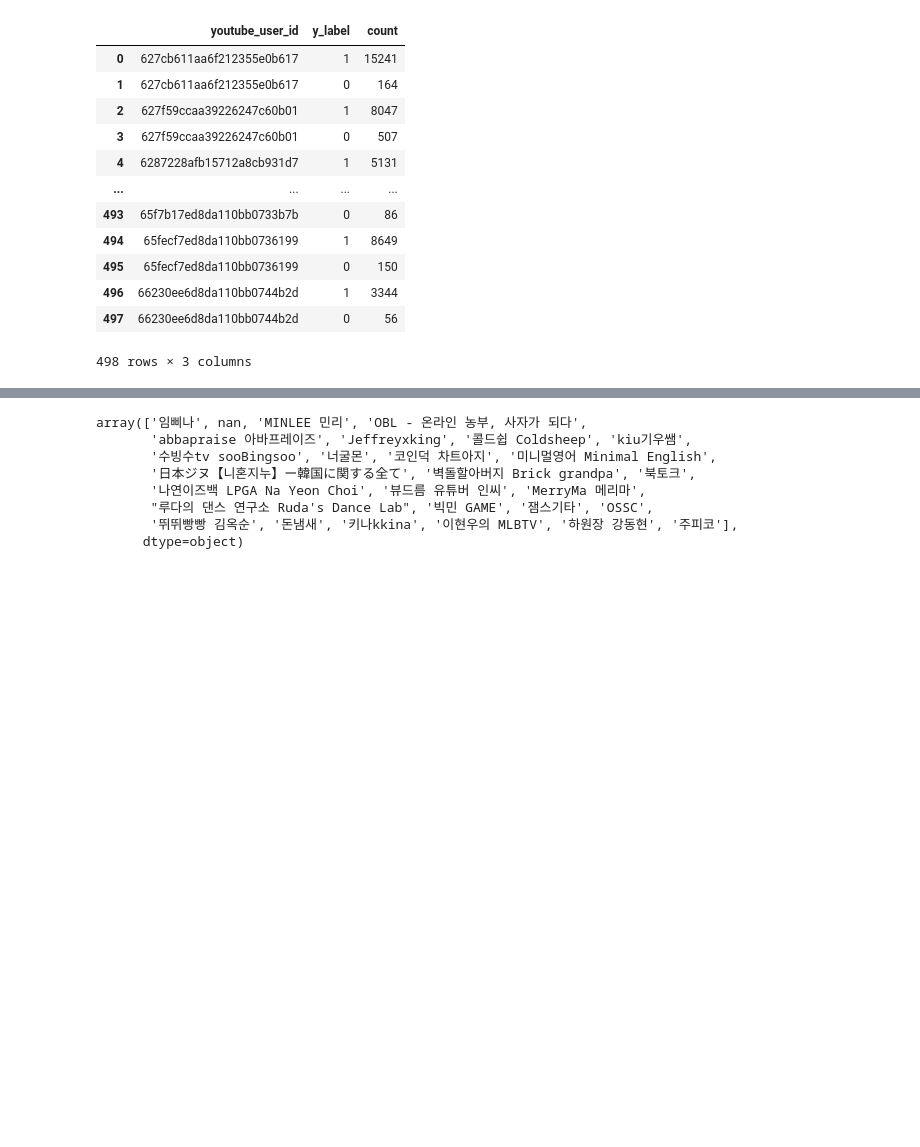
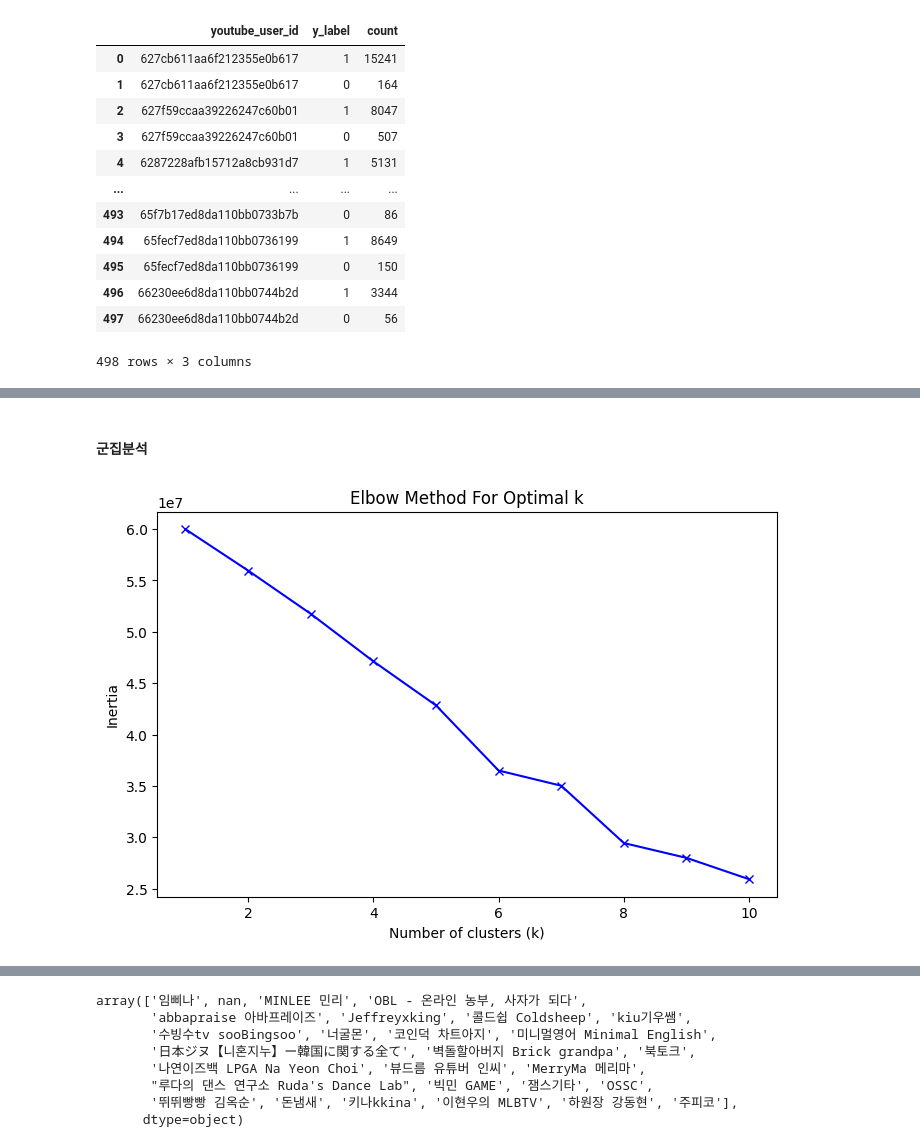
Before and after one commit to kkwann/awake, a Jupyter notebook: 3.EDA.ipynb, the cells around one changed output, grey strips where cells are left out. Cells and saved outputs as stored; diff of their text form; code cells hidden in the pictures; blank space fills up the shorter version.

```diff
--- a/3.EDA.ipynb
+++ b/3.EDA.ipynb
@@ -705,0 +778,2 @@ y_result_df[y_result_df['y_label']==0][y_result_df[y_result_df['y_label']==0]['c
+# %% [markdown]
+#### 군집분석
@@ -705,0 +785,19 @@ y_result_df[y_result_df['y_label']==0][y_result_df[y_result_df['y_label']==0]['c
+# %%
+# 엘보우 기법을 사용해 적절한 클러스터 수 찾기
+inertia = []
+K = range(1, 11)  # 1부터 10까지의 클러스터 수를 테스트
+
+for k in K:
+    kmeans = KMeans(n_clusters=k, random_state=42)
+    kmeans.fit(scaled_features)
+    inertia.append(kmeans.inertia_)
+
+# 엘보우 그래프 그리기
+plt.figure(figsize=(8, 5))
+plt.plot(K, inertia, 'bx-')
+plt.xlabel('Number of clusters (k)')
+plt.ylabel('Inertia')
+plt.title('Elbow Method For Optimal k')
+plt.show()
+# %% [output]
+[figure, added]
```
Also changed, not shown: parts of 17 cells of this notebook, 1 other file.
